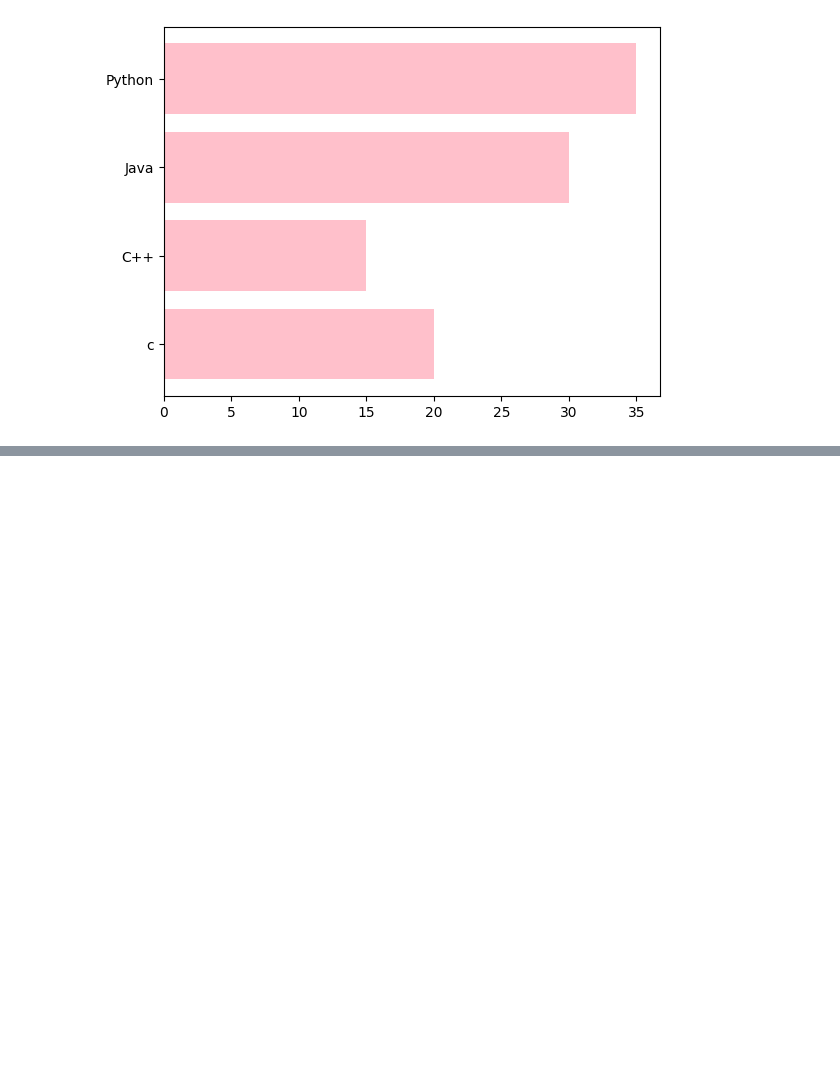
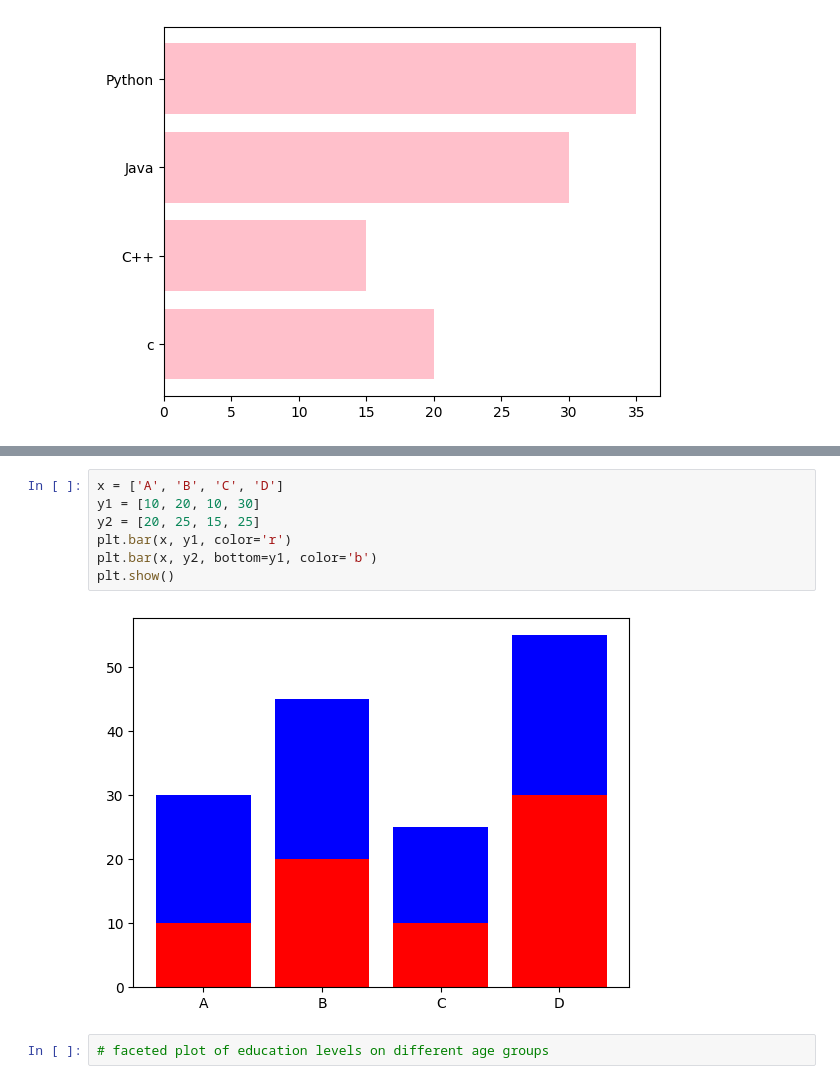
Before and after one commit to kebscharry/DataScience_Training, a Jupyter notebook: EDA.ipynb, the cells around one changed output, grey strips where cells are left out. Saved outputs shown, nothing was run; the diff lists cells and outputs as text; blank space fills up the shorter version.

```diff
--- a/EDA.ipynb
+++ b/EDA.ipynb
@@ -201,0 +234,11 @@ KeyError: 'MaritalStatus'
+# %%
+x = ['A', 'B', 'C', 'D']
+y1 = [10, 20, 10, 30]
+y2 = [20, 25, 15, 25]
+plt.bar(x, y1, color='r')
+plt.bar(x, y2, bottom=y1, color='b')
+plt.show()
+# %% [output]
+[figure, added]
+# %%
+# faceted plot of education levels on different age groups
```
Also changed, not shown: parts of 3 cells of this notebook.
